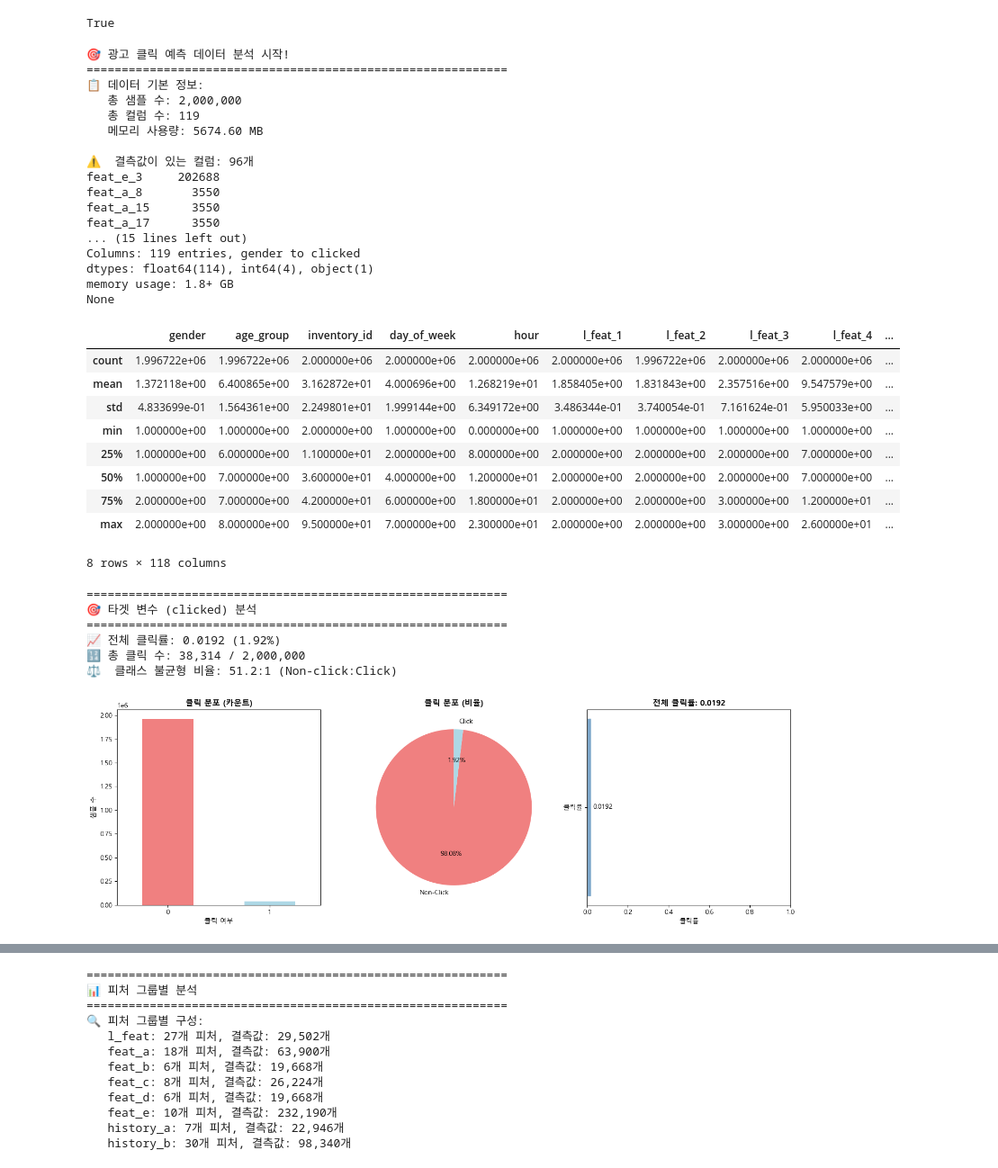
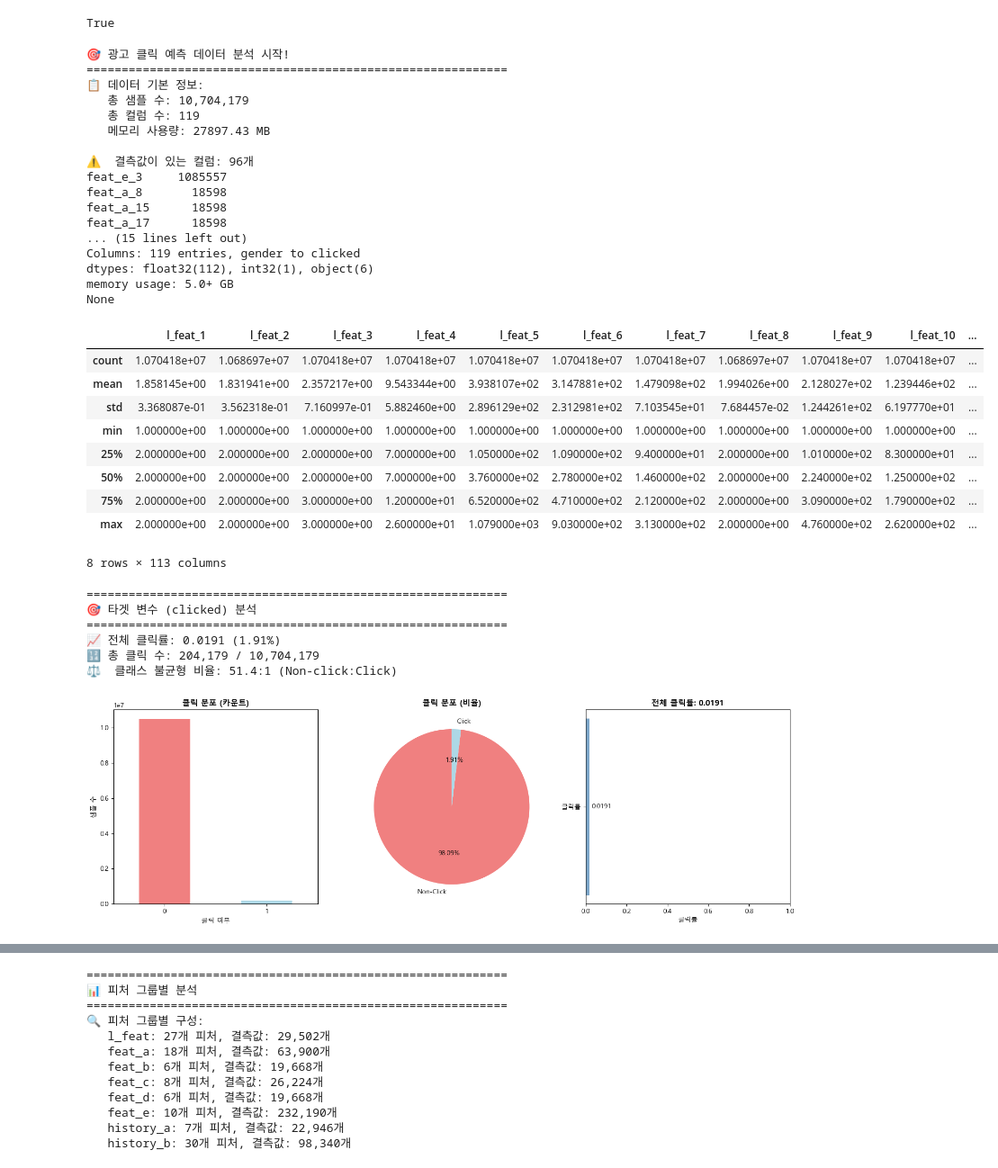
Before and after one commit to tkdwl05/CTR_MODEL, a Jupyter notebook: Simple_EDA Starter - 클릭률 관련 분석.ipynb, the cells around one changed output, grey strips where cells are left out. Shown at 90% size. Drawn from its saved outputs; the diff is of its cells as text; code cells hidden in the pictures.

```diff
--- a/Simple_EDA Starter - 클릭률 관련 분석.ipynb
+++ b/Simple_EDA Starter - 클릭률 관련 분석.ipynb
@@ -143,54 +143,54 @@ print("=" * 60)
 # ========================================
 
 # 데이터 로드
-df = pd.read_csv('train_sample_2000000.csv')
+df = pd.read_parquet('./train.parquet')
 
 print("📋 데이터 기본 정보:")
 print(f"   총 샘플 수: {len(df):,}")
 print(f"   총 컬럼 수: {len(df.columns)}")
 print(f"   메모리 사용량: {df.memory_usage(deep=True).sum() / 1024**2:.2f} MB")
 
 # 결측값 확인
 missing_info = df.isnull().sum()
 missing_info = missing_info[missing_info > 0].sort_values(ascending=False)
 if len(missing_info) > 0:
     print(f"\n⚠️  결측값이 있는 컬럼: {len(missing_info)}개")
     print(missing_info.head(10))
 else:
     print("\n✅ 결측값 없음")
 
 print(f"\n📊 데이터 타입 분포:")
 print(df.dtypes.value_counts())
 print(df.info())
 display(df.describe())
 # %% [output]
 🎯 광고 클릭 예측 데이터 분석 시작!
 ============================================================
 📋 데이터 기본 정보:
-   총 샘플 수: 2,000,000
+   총 샘플 수: 10,704,179
    총 컬럼 수: 119
-   메모리 사용량: 5674.60 MB
+   메모리 사용량: 27897.43 MB
 
 ⚠️  결측값이 있는 컬럼: 96개
-feat_e_3     202688
-feat_a_8       3550
-feat_a_15      3550
-feat_a_17      3550
+feat_e_3     1085557
+feat_a_8       18598
+feat_a_15      18598
+feat_a_17      18598
 ... (15 lines left out)
 Columns: 119 entries, gender to clicked
-dtypes: float64(114), int64(4), object(1)
-memory usage: 1.8+ GB
+dtypes: float32(112), int32(1), object(6)
+memory usage: 5.0+ GB
 None
-|  | gender | age_group | inventory_id | day_of_week | hour | l_feat_1 | l_feat_2 | l_feat_3 | l_feat_4 | ... |
-| count | 1.996722e+06 | 1.996722e+06 | 2.000000e+06 | 2.000000e+06 | 2.000000e+06 | 2.000000e+06 | 1.996722e+06 | 2.000000e+06 | 2.000000e+06 | ... |
-| mean | 1.372118e+00 | 6.400865e+00 | 3.162872e+01 | 4.000696e+00 | 1.268219e+01 | 1.858405e+00 | 1.831843e+00 | 2.357516e+00 | 9.547579e+00 | ... |
-| std | 4.833699e-01 | 1.564361e+00 | 2.249801e+01 | 1.999144e+00 | 6.349172e+00 | 3.486344e-01 | 3.740054e-01 | 7.161624e-01 | 5.950033e+00 | ... |
-| min | 1.000000e+00 | 1.000000e+00 | 2.000000e+00 | 1.000000e+00 | 0.000000e+00 | 1.000000e+00 | 1.000000e+00 | 1.000000e+00 | 1.000000e+00 | ... |
-| 25% | 1.000000e+00 | 6.000000e+00 | 1.100000e+01 | 2.000000e+00 | 8.000000e+00 | 2.000000e+00 | 2.000000e+00 | 2.000000e+00 | 7.000000e+00 | ... |
-| 50% | 1.000000e+00 | 7.000000e+00 | 3.600000e+01 | 4.000000e+00 | 1.200000e+01 | 2.000000e+00 | 2.000000e+00 | 2.000000e+00 | 7.000000e+00 | ... |
-| 75% | 2.000000e+00 | 7.000000e+00 | 4.200000e+01 | 6.000000e+00 | 1.800000e+01 | 2.000000e+00 | 2.000000e+00 | 3.000000e+00 | 1.200000e+01 | ... |
-| max | 2.000000e+00 | 8.000000e+00 | 9.500000e+01 | 7.000000e+00 | 2.300000e+01 | 2.000000e+00 | 2.000000e+00 | 3.000000e+00 | 2.600000e+01 | ... |
+|  | l_feat_1 | l_feat_2 | l_feat_3 | l_feat_4 | l_feat_5 | l_feat_6 | l_feat_7 | l_feat_8 | l_feat_9 | l_feat_10 | ... |
+| count | 1.070418e+07 | 1.068697e+07 | 1.070418e+07 | 1.070418e+07 | 1.070418e+07 | 1.070418e+07 | 1.070418e+07 | 1.068697e+07 | 1.070418e+07 | 1.070418e+07 | ... |
+| mean | 1.858145e+00 | 1.831941e+00 | 2.357217e+00 | 9.543344e+00 | 3.938107e+02 | 3.147881e+02 | 1.479098e+02 | 1.994026e+00 | 2.128027e+02 | 1.239446e+02 | ... |
+| std | 3.368087e-01 | 3.562318e-01 | 7.160997e-01 | 5.882460e+00 | 2.896129e+02 | 2.312981e+02 | 7.103545e+01 | 7.684457e-02 | 1.244261e+02 | 6.197770e+01 | ... |
+| min | 1.000000e+00 | 1.000000e+00 | 1.000000e+00 | 1.000000e+00 | 1.000000e+00 | 1.000000e+00 | 1.000000e+00 | 1.000000e+00 | 1.000000e+00 | 1.000000e+00 | ... |
+| 25% | 2.000000e+00 | 2.000000e+00 | 2.000000e+00 | 7.000000e+00 | 1.050000e+02 | 1.090000e+02 | 9.400000e+01 | 2.000000e+00 | 1.010000e+02 | 8.300000e+01 | ... |
+| 50% | 2.000000e+00 | 2.000000e+00 | 2.000000e+00 | 7.000000e+00 | 3.760000e+02 | 2.780000e+02 | 1.460000e+02 | 2.000000e+00 | 2.240000e+02 | 1.250000e+02 | ... |
+| 75% | 2.000000e+00 | 2.000000e+00 | 3.000000e+00 | 1.200000e+01 | 6.520000e+02 | 4.710000e+02 | 2.120000e+02 | 2.000000e+00 | 3.090000e+02 | 1.790000e+02 | ... |
+| max | 2.000000e+00 | 2.000000e+00 | 3.000000e+00 | 2.600000e+01 | 1.079000e+03 | 9.030000e+02 | 3.130000e+02 | 2.000000e+00 | 4.760000e+02 | 2.620000e+02 | ... |
-8 rows × 118 columns
+8 rows × 113 columns
 # %%
 
 # ========================================
@@ -241,7 +241,7 @@ plt.show()
 ============================================================
 🎯 타겟 변수 (clicked) 분석
 ============================================================
-📈 전체 클릭률: 0.0192 (1.92%)
-🔢 총 클릭 수: 38,314 / 2,000,000
-⚖️  클래스 불균형 비율: 51.2:1 (Non-click:Click)
+📈 전체 클릭률: 0.0191 (1.91%)
+🔢 총 클릭 수: 204,179 / 10,704,179
+⚖️  클래스 불균형 비율: 51.4:1 (Non-click:Click)
-[figure, old version]
+[figure, new version]
```
Also changed, not shown: parts of 10 cells of this notebook, 7 other files.
